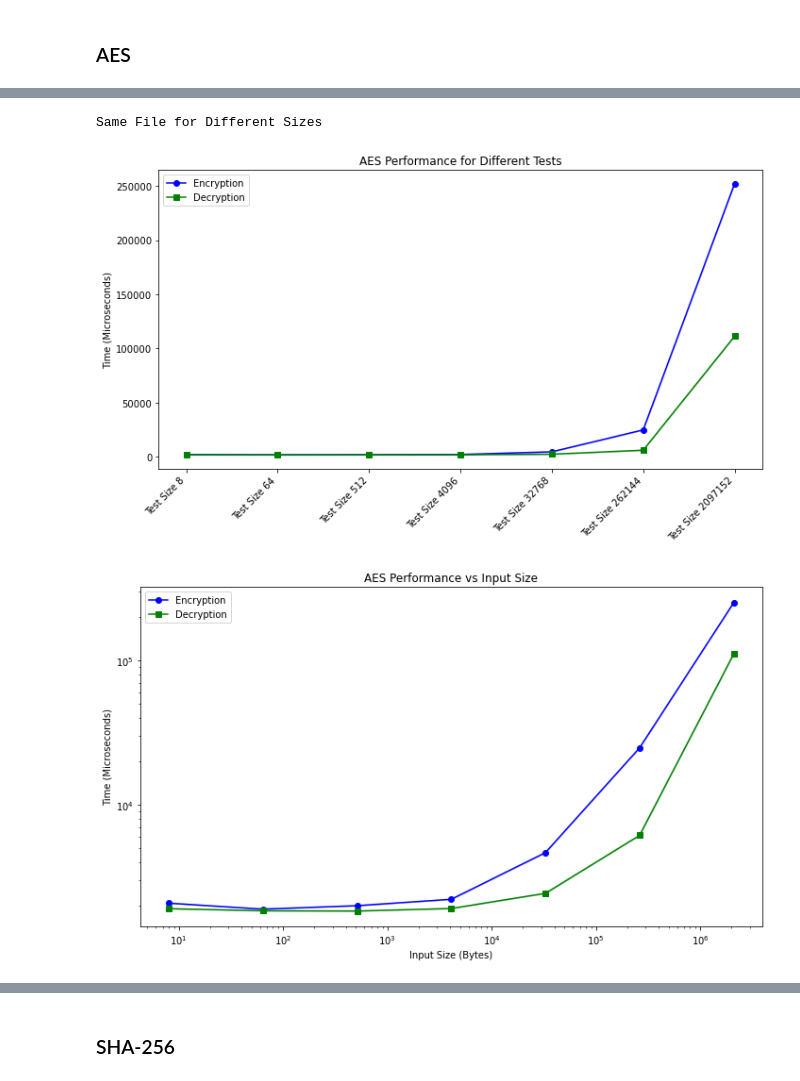
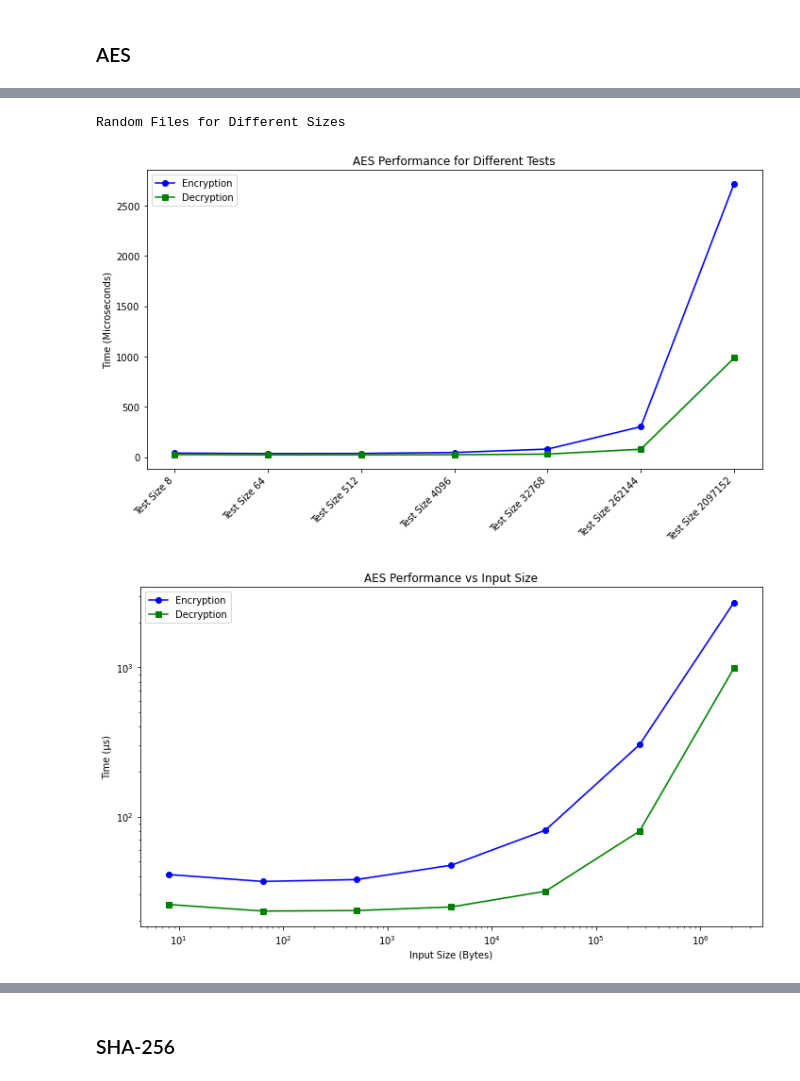
Before and after one commit to johnpierrre/CryptoAlgs_testing, a Jupyter notebook: src/assign1.ipynb, the cells around one changed output, grey strips where cells are left out. Drawn from its saved outputs; the diff is of its cells as text; code cells hidden in the pictures.

```diff
--- a/src/assign1.ipynb
+++ b/src/assign1.ipynb
@@ -139,7 +145,7 @@ def plot_all_results(tests: list[str], sizes: list[int], results: list[tuple[tup
     std_errors_decrypt = [result[1][1] for result in results]
 
     # First plot (Standard test names on x-axis)
-    fig, ax = plt.subplots(figsize=(10, 6))
+    fig, ax = plt.subplots(figsize = (10, 6))
     ax.plot(x, means_encrypt, '-o', color='blue', label="Encryption")
     ax.fill_between(x, np.array(means_encrypt) - np.array(std_errors_encrypt),
                      np.array(means_encrypt) + np.array(std_errors_encrypt), color='blue', alpha=0.2)
@@ -170,7 +176,7 @@ def plot_all_results(tests: list[str], sizes: list[int], results: list[tuple[tup
     ax.set_xscale("log", base = 10)
     ax.set_yscale("log", base = 10)
     ax.set_xlabel("Input Size (Bytes)")
-    ax.set_ylabel("Time (Microseconds)")
+    ax.set_ylabel("Time (µs)")
     ax.set_title("AES Performance vs Input Size")
     ax.legend()
 
@@ -179,7 +185,7 @@ def plot_all_results(tests: list[str], sizes: list[int], results: list[tuple[tup
 
 def print_confidence_interval(mean: float, std_dev: float, label: str) -> None:
     confidence_interval = stats.norm.interval(0.99, loc=mean, scale=std_dev)
-    print(f"{label} 95% Confidence Interval: ({(pow(10, 6) * confidence_interval[0]):.3f}, {(pow(10, 6) * confidence_interval[1]):.3f}) µs")
+    print(f"{label} 95% Confidence Interval: ({confidence_interval[0]:.3f}, {confidence_interval[1]:.3f}) µs")
 
 def print_all_confidence_intervals(results: list[tuple[tuple[float, float, float], tuple[float, float, float]]]) -> None:
     for i, result in enumerate(results):
@@ -188,20 +194,23 @@ def print_all_confidence_intervals(results: list[tuple[tuple[float, float, float
 
 def print_avg_error(mean: float, std_dev: float, label: str) -> None:
     error = stats.norm.ppf(0.95) * std_dev  # 95% confidence z-score ≈ 2.576
-    print(f"{label}: {(mean * 1e6):.3f} ± {(error * 1e6):.3f} µs")
+    print(f"{label}: {mean:.3e} ± {error:.3e} µs")
 
 def print_all_avg_errors(results: list[tuple[tuple[float, float, float], tuple[float, float, float]]]) -> None:
     for i, result in enumerate(results):
         print_avg_error(result[0][0], result[0][1], f"Encryption Test {i+1}")
         print_avg_error(result[1][0], result[1][1], f"Decryption Test {i+1}")
-# %%
-sizes: int = [8, 64, 512, 4096, 32768, 262144, 2097152]
-directory: str = "random_files"
-
-amount: int = 100
-for size in sizes:
-    for i in range(amount):
-        filename: str = f'random_text_{size}_{i}.txt'
-        write_to_file(directory, filename, size)
-
-files: list[str] = [[directory + f"/random_text_{size}_{i}.txt" for i in range(amount)] for size in sizes]
+# %%
+sizes: list[int] = [8, 64, 512, 4096, 32768, 262144, 2097152]
+directory: str = "random_files"
+# %%
+results = []
+amount: int = 1000
+
+print("\nSame File for Different Sizes")
+for i in range(len(sizes)):
+    result = test_aes(directory, sizes[i], amount, True)
+    results.append(result)
+plot_all_results([f"Test Size {size}" for size in sizes], sizes, results)
+
+aes_results = results
@@ -208,12 +221,12 @@ files: list[str] = [[directory + f"/random_text_{size}_{i}.txt" for i in range(a
 # %%
 results = []
-print("\nSame File for Different Sizes")
+
+print("\nRandom Files for Different Sizes")
 for i in range(len(sizes)):
-    result = test_aes([files[i][0]], 100, 25)
+    result = test_aes(directory, sizes[i], amount)
     results.append(result)
-    # print_results(sizes[i], result)
 plot_all_results([f"Test Size {size}" for size in sizes], sizes, results)
 # %% [output]
-Same File for Different Sizes
+Random Files for Different Sizes
-[figure, old version]
+[figure, new version]
-[figure, old version]
+[figure, new version]
```
Also changed, not shown: parts of 21 cells of this notebook, 8 other files.
